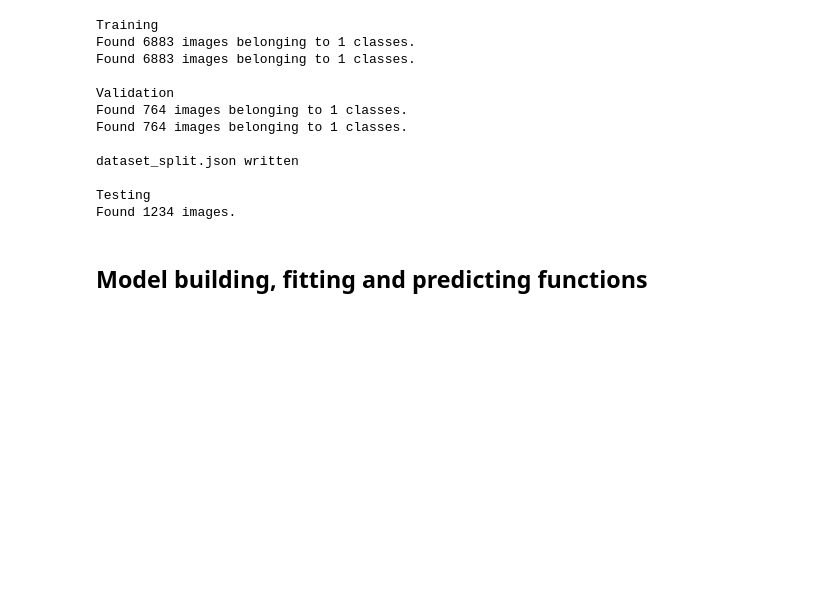
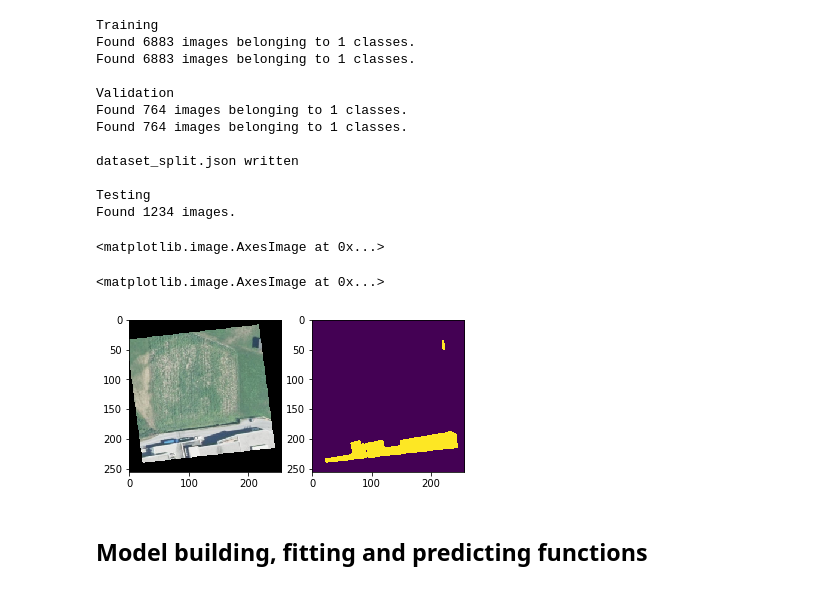
Before and after one commit to AndreaSoprani/A2NDL-HW, a Jupyter notebook: 02 - Image Segmentation/Segmentation.ipynb, the cells around one changed output. Cells and saved outputs as stored; diff of their text form; code cells hidden in the pictures; blank space fills up the shorter version.

```diff
--- a/02 - Image Segmentation/Segmentation.ipynb
+++ b/02 - Image Segmentation/Segmentation.ipynb
@@ -26,7 +30,7 @@ validation_split = 0.1
 dataset_dir = os.path.join(cwd, "Segmentation_Dataset")
 
 # Image and masks data generators
-image_data_gen = ImageDataGenerator(rotation_range = 90,
+image_data_gen = ImageDataGenerator(rotation_range = 10,
                                     width_shift_range = 10,
                                     height_shift_range = 10,
                                     zoom_range = 0.3,
@@ -36,15 +40,16 @@ image_data_gen = ImageDataGenerator(rotation_range = 90,
                                     cval = 0,
                                     rescale = 1./255,
                                     validation_split = validation_split)
-mask_data_gen = ImageDataGenerator(rotation_range = 90,
-                                    width_shift_range = 10,
-                                    height_shift_range = 10,
-                                    zoom_range = 0.3,
-                                    horizontal_flip = True,
-                                    vertical_flip = True,
-                                    fill_mode = 'constant',
-                                    cval = 0,
-                                    validation_split = validation_split)
+mask_data_gen = ImageDataGenerator(rotation_range = 10,
+                                   width_shift_range = 10,
+                                   height_shift_range = 10,
+                                   zoom_range = 0.3,
+                                   horizontal_flip = True,
+                                   vertical_flip = True,
+                                   fill_mode = 'constant',
+                                   cval = 0,
+                                   rescale = 1./255,
+                                   validation_split = validation_split)
 
 
 train_dir = os.path.join(dataset_dir, "training")
@@ -102,12 +107,14 @@ def prepare_target(x_, y_):
 train_dataset = tf.data.Dataset.from_generator(lambda: train_gen,
                                               output_types = (tf.float32, tf.float32),
                                               output_shapes = ([None, img_h, img_w, 3], [None, img_h, img_w, 1]))
-train_dataset = train_dataset.map(prepare_target).repeat()
+train_dataset = train_dataset.map(prepare_target)
+train_dataset = train_dataset.repeat()
 
 validation_dataset = tf.data.Dataset.from_generator(lambda: validation_gen,
                                               output_types = (tf.float32, tf.float32),
                                               output_shapes = ([None, img_h, img_w, 3], [None, img_h, img_w, 1]))
-validation_dataset = validation_dataset.map(prepare_target).repeat()
+validation_dataset = validation_dataset.map(prepare_target)
+validation_dataset = validation_dataset.repeat()
 
 # write filenames to JSON file
 
@@ -130,8 +137,6 @@ test_filenames = next(os.walk(test_dir))[2]
 test_filenames = list(filter(lambda fn: fn[-4:] == '.tif', test_filenames))
 
 print("Found " + str(len(test_filenames)) + " images.")
-
-# TODO: load test
 # %% [output]
 Training
 Found 6883 images belonging to 1 classes.
@@ -145,5 +150,25 @@ dataset_split.json written
 
 Testing
 Found 1234 images.
+# %%
+%matplotlib inline
+import matplotlib.pyplot as plt
+
+fig, ax = plt.subplots(1,2)
+
+iterator = iter(train_dataset)
+imgs, masks = next(iterator)
+
+img = np.uint8(imgs[0].numpy()*255)
+mask = np.uint8(masks[0].numpy()[:,:,0]*255)
+
+ax[0].imshow(img)
+ax[1].imshow(mask)
+
+plt.show()
+# %% [output]
+<matplotlib.image.AxesImage at 0x...>
+<matplotlib.image.AxesImage at 0x...>
+[figure, added]
 # %% [markdown]
 ## Model building, fitting and predicting functions
```
Also changed, not shown: parts of 10 cells of this notebook, 6 other files.
